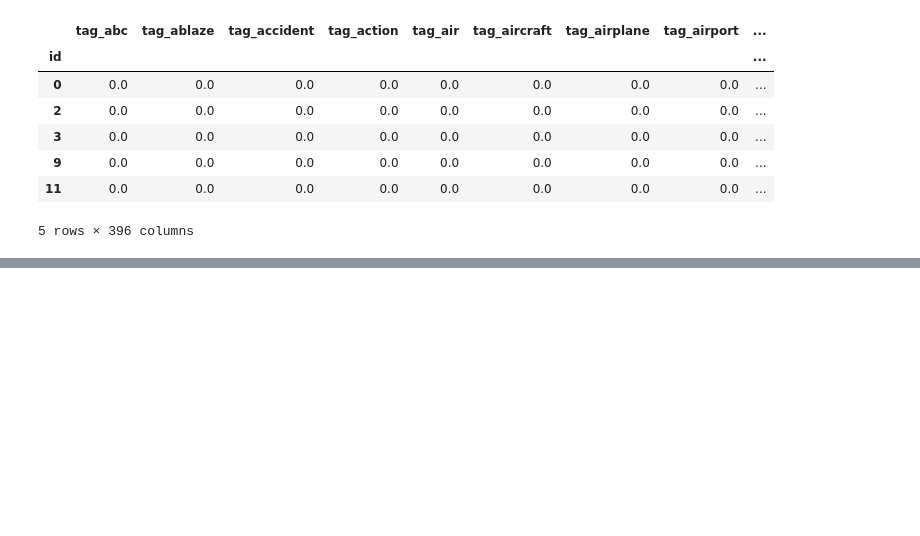
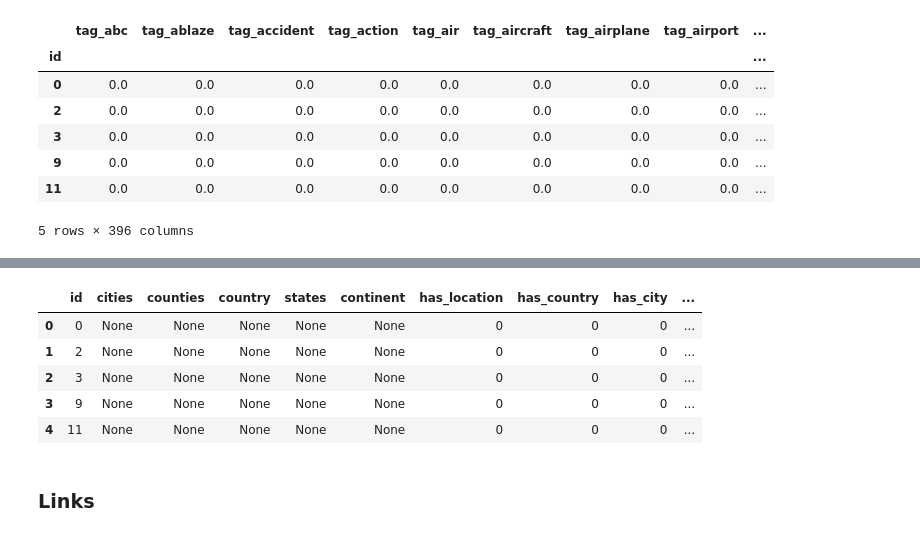
Before and after one commit to anichucai/7506-Datos-datos-tp2, a Jupyter notebook: Features.ipynb, the cells around one changed output, grey strips where cells are left out. Drawn from its saved outputs; the diff is of its cells as text; code cells hidden in the pictures; blank space fills up the shorter version.

```diff
--- a/Features.ipynb
+++ b/Features.ipynb
@@ -2167,0 +2269,15 @@ test_tf_idf_smooth_tags = test_tf_idf_smooth_tags.reset_index()
+# %%
+# test
+
+location_categorical_test = test_location[["id","cities_str","counties_str","country_str","states_str", "continent_str","has_location", "has_country", "has_city","has_county", "has_state","has_continent"]]
+location_categorical_test.columns = ["id","cities","counties","country","states", "continent","has_location", "has_country", "has_city","has_county", "has_state","has_continent"]
+location_categorical_test.head()
+# %% [output]
+|  | id | cities | counties | country | states | continent | has_location | has_country | has_city | ... |
+| 0 | 0 | None | None | None | None | None | 0 | 0 | 0 | ... |
+| 1 | 2 | None | None | None | None | None | 0 | 0 | 0 | ... |
+| 2 | 3 | None | None | None | None | None | 0 | 0 | 0 | ... |
+| 3 | 9 | None | None | None | None | None | 0 | 0 | 0 | ... |
+| 4 | 11 | None | None | None | None | None | 0 | 0 | 0 | ... |
+# %% [markdown]
+### Links
```
Also changed, not shown: parts of 31 cells of this notebook, 10 other files.
